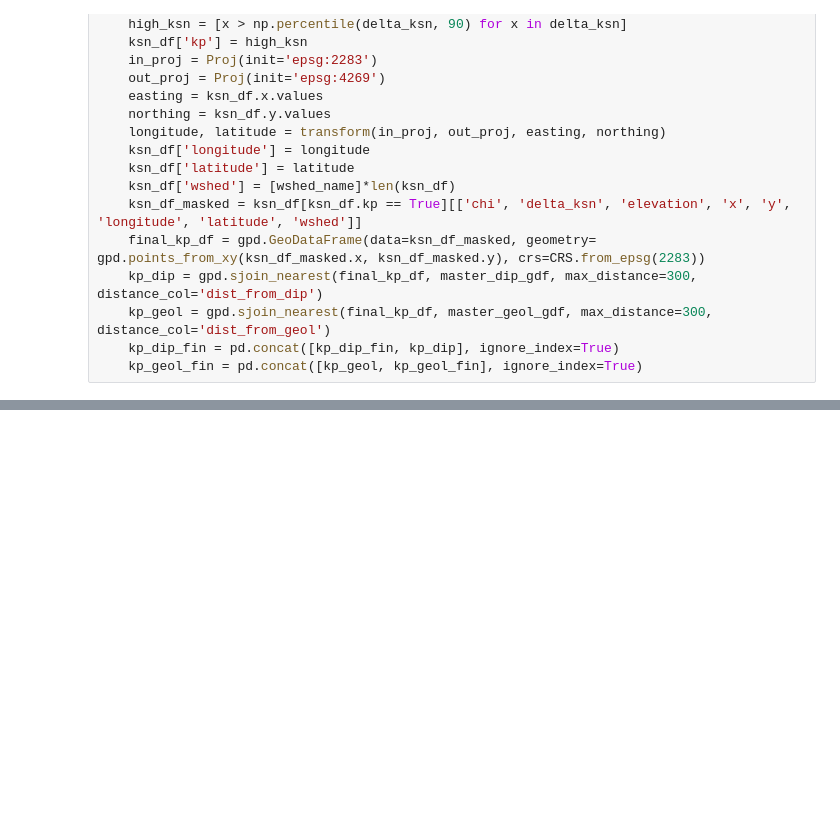
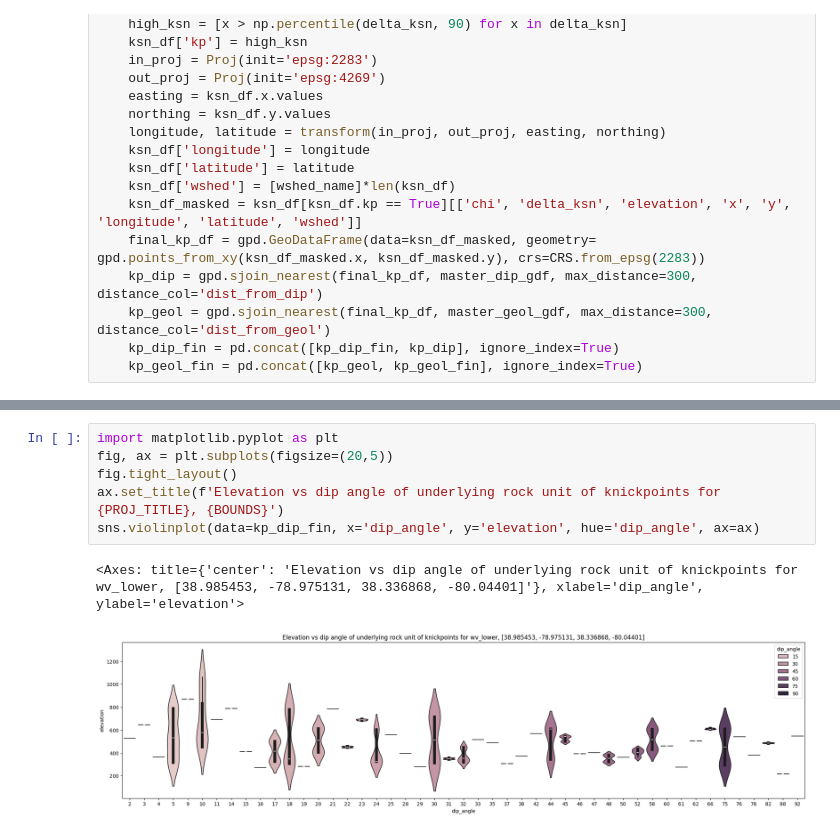
Before and after one commit to ntlewis1251/Nick-Lewis-Research, a Jupyter notebook: working_files/jupyter_proto/dip_analyses.ipynb, the cells around one changed output, grey strips where cells are left out. Drawn from its saved outputs; the diff is of its cells as text; blank space fills up the shorter version.

```diff
--- a/working_files/jupyter_proto/dip_analyses.ipynb
+++ b/working_files/jupyter_proto/dip_analyses.ipynb
@@ -122 +134,10 @@ sns.histplot(data=kp_dip_fin, x='dip_angle')
+# %%
+import matplotlib.pyplot as plt
+fig, ax = plt.subplots(figsize=(20,5))
+fig.tight_layout()
+ax.set_title(f'Elevation vs dip angle of underlying rock unit of knickpoints for {PROJ_TITLE}, {BOUNDS}')
+sns.violinplot(data=kp_dip_fin, x='dip_angle', y='elevation', hue='dip_angle', ax=ax)
+# %% [output]
+<Axes: title={'center': 'Elevation vs dip angle of underlying rock unit of knickpoints for wv_lower, [38.985453, -78.975131, 38.336868, -80.04401]'}, xlabel='dip_angle', ylabel='elevation'>
+[figure, added]
 # %%
```
Also changed, not shown: parts of 6 cells of this notebook, 6 other files.
